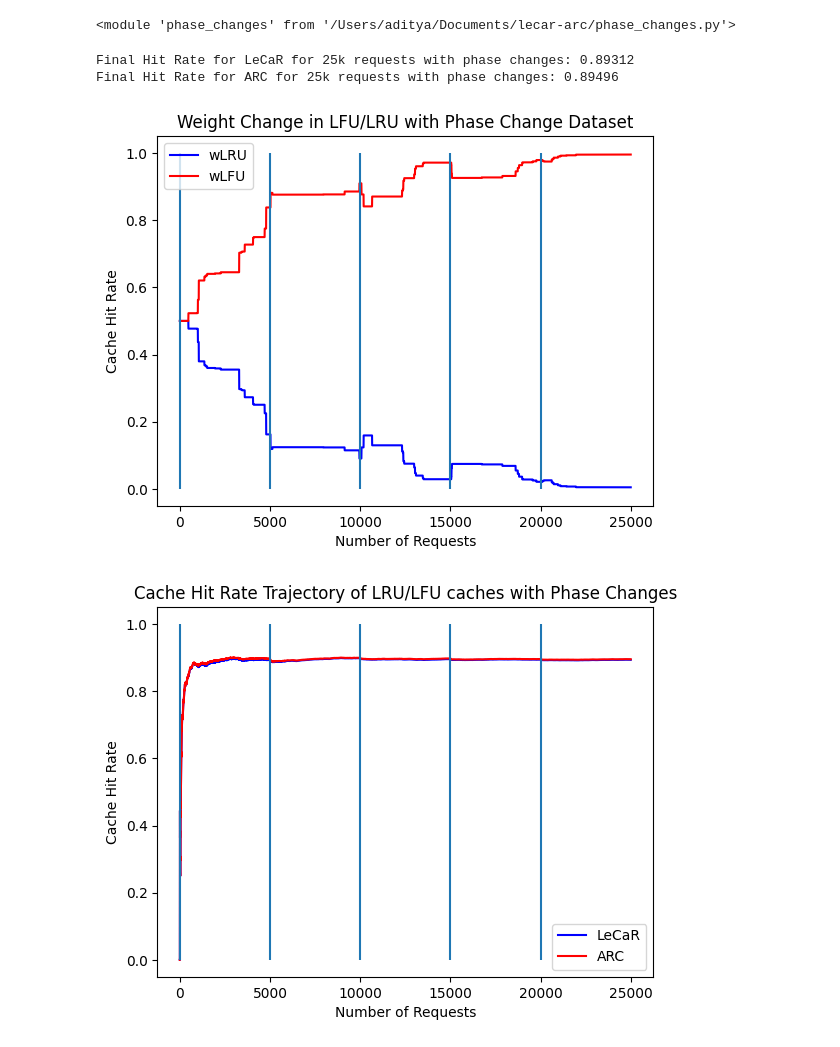
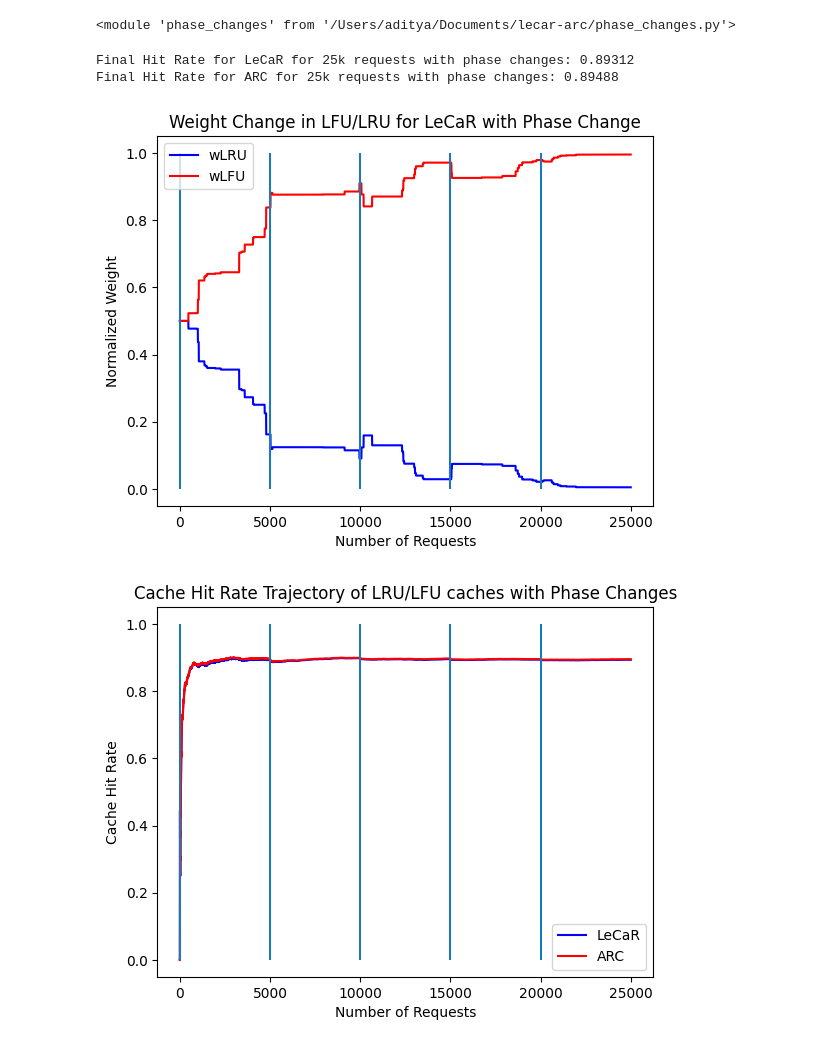
Before and after one commit to palapav/lecar-arc, a Jupyter notebook: phase_graphs.ipynb, the cells around one changed output. Saved outputs shown, nothing was run; the diff lists cells and outputs as text; code cells hidden in the pictures.

```diff
--- a/phase_graphs.ipynb
+++ b/phase_graphs.ipynb
@@ -12,7 +12,7 @@ importlib.reload(phase_changes)
 # %%
 from phase_changes import phase_changes_dataset
 from lecar import LeCaR
-from arccache import ARCCache
+from arc import ARC
 CACHE_SIZE = 50 # set in the paper for testing phase changes
 
 phase_changes_requests = phase_changes_dataset()
@@ -21,7 +21,7 @@ lecar_hits, arc_hits = 0, 0
 assert len(phase_changes_requests) == 25000
 NUM_REQUESTS = len(phase_changes_requests)
 lecar_cache = LeCaR(CACHE_SIZE)
-arc_cache = ARCCache(CACHE_SIZE)
+arc_cache = ARC(CACHE_SIZE)
 for i in range(NUM_REQUESTS):
     requested_page = phase_changes_requests[i]
     lecar_found = lecar_cache.request(requested_page)
@@ -36,27 +36,27 @@ print(f"Final Hit Rate for LeCaR for 25k requests with phase changes: {lecar_hit
 print(f"Final Hit Rate for ARC for 25k requests with phase changes: {arc_hit_rate[-1]}")
 # %% [output]
 Final Hit Rate for LeCaR for 25k requests with phase changes: 0.89312
-Final Hit Rate for ARC for 25k requests with phase changes: 0.89496
+Final Hit Rate for ARC for 25k requests with phase changes: 0.89488
 # %%
 import matplotlib.pyplot as plt
 import numpy as np
 
 weight_collections = lecar_cache.weights_collection
 weight_collections_arr = np.array(weight_collections)
 lru_weights = weight_collections_arr[:, 0]
 lfu_weights = weight_collections_arr[:, 1]
 num_requests = np.array(list(range(1, NUM_REQUESTS+1)))
 
-plt.title("Weight Change in LFU/LRU with Phase Change Dataset")
+plt.title("Weight Change in LFU/LRU for LeCaR with Phase Change")
 plt.plot(num_requests, lru_weights, color="blue", label="wLRU")
 plt.plot(num_requests, lfu_weights, color="red", label="wLFU")
 plt.xlabel("Number of Requests")
-plt.ylabel("Cache Hit Rate")
+plt.ylabel("Normalized Weight")
 plt.vlines([0,5000,10000,15000,20000], ymin=0.0, ymax=1.0)
 plt.legend()
 plt.show()
 # %% [output]
-[figure, old version]
+[figure, new version]
 # %%
 plt.title("Cache Hit Rate Trajectory of LRU/LFU caches with Phase Changes")
 plt.xlabel("Number of Requests")
```
Also changed, not shown: parts of 1 cell of this notebook, 2 other files.
